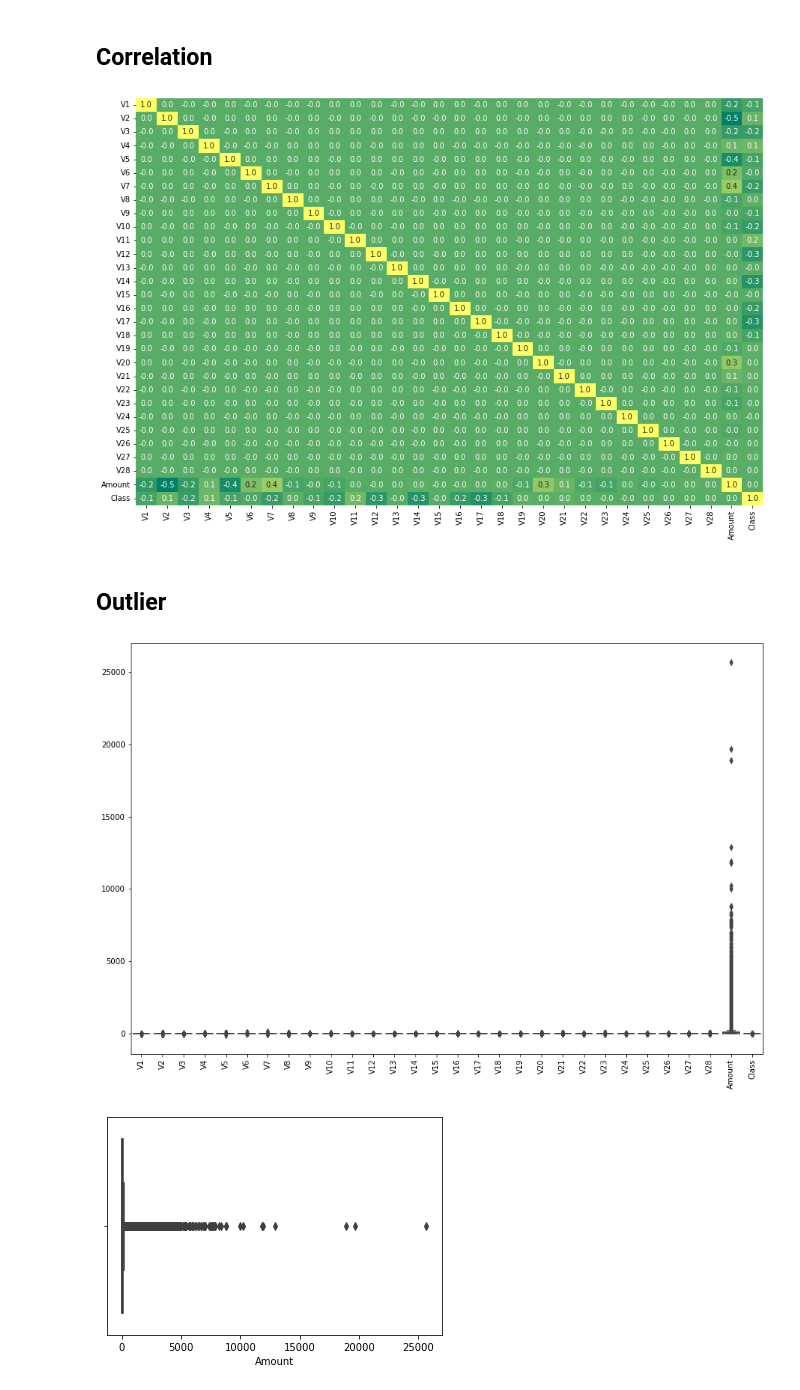
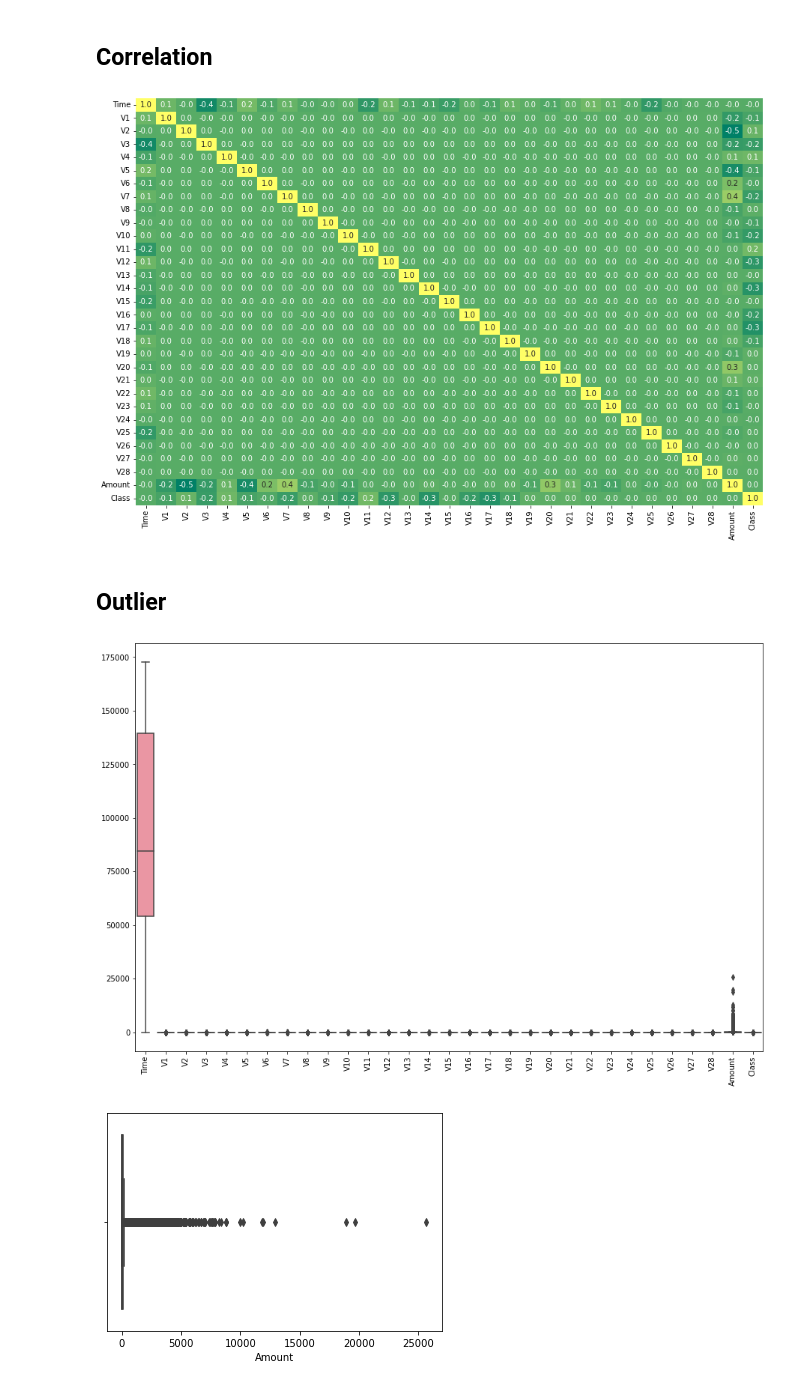
Before and after one commit to shajivmasters/Credit_Card_Fraud_Detection, a Jupyter notebook: Credit_card_fraud_detection_Starter_code+.ipynb, the cells around one changed output. Saved outputs shown, nothing was run; the diff lists cells and outputs as text; code cells hidden in the pictures.

```diff
--- a/Credit_card_fraud_detection_Starter_code+.ipynb
+++ b/Credit_card_fraud_detection_Starter_code+.ipynb
@@ -282,18 +370,18 @@ plt.show()
 # %%
 
 plt.figure(figsize=(15,10))
-sns.heatmap(data.corr(), annot=True, cbar=False, fmt='.1f', cmap='summer')
+sns.heatmap(df.corr(), annot=True, cbar=False, fmt='.1f', cmap='summer')
 plt.show()
 # %% [output]
-[figure, old version]
+[figure, new version]
 # %% [markdown]
 ## Outlier
 # %%
 plt.figure(figsize=(15,10))
-sns.boxplot(data=data)
+sns.boxplot(data=df)
 plt.xticks(rotation=90)
 plt.show()
 # %% [output]
-[figure, old version]
+[figure, new version]
 # %%
 plt.tight_layout()
```
Also changed, not shown: parts of 75 cells of this notebook.
